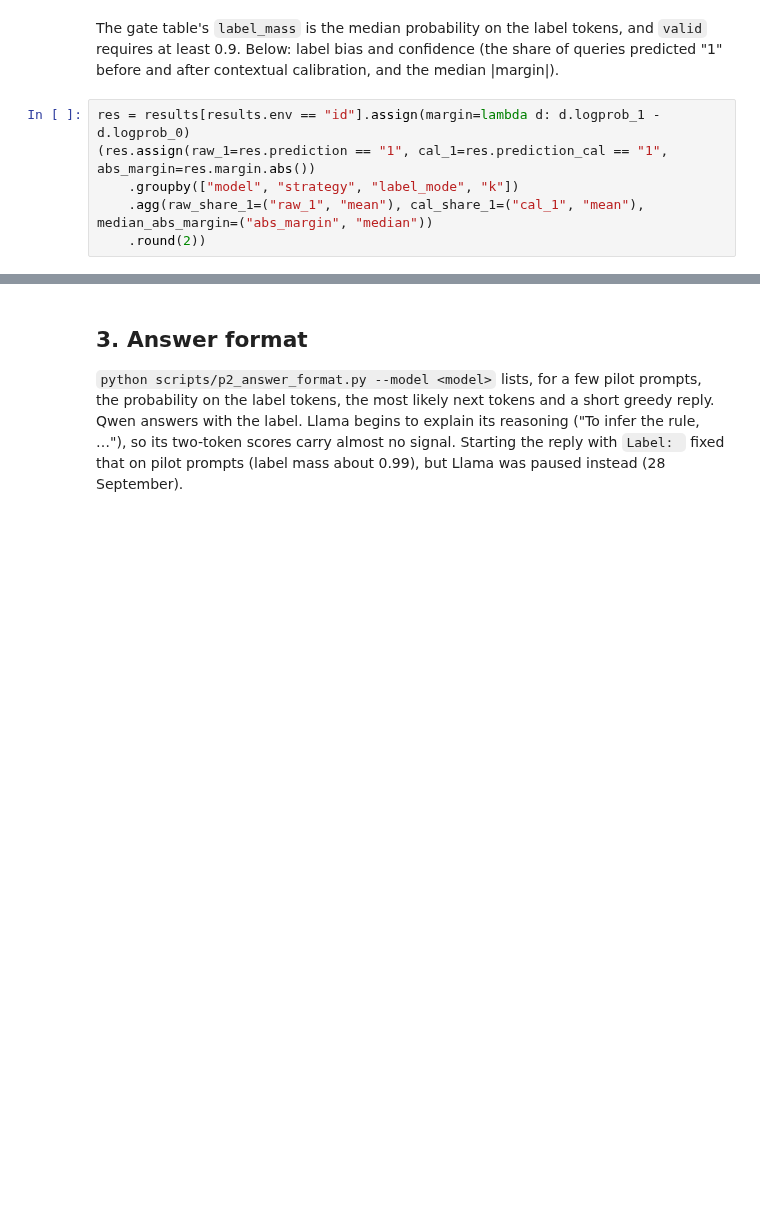
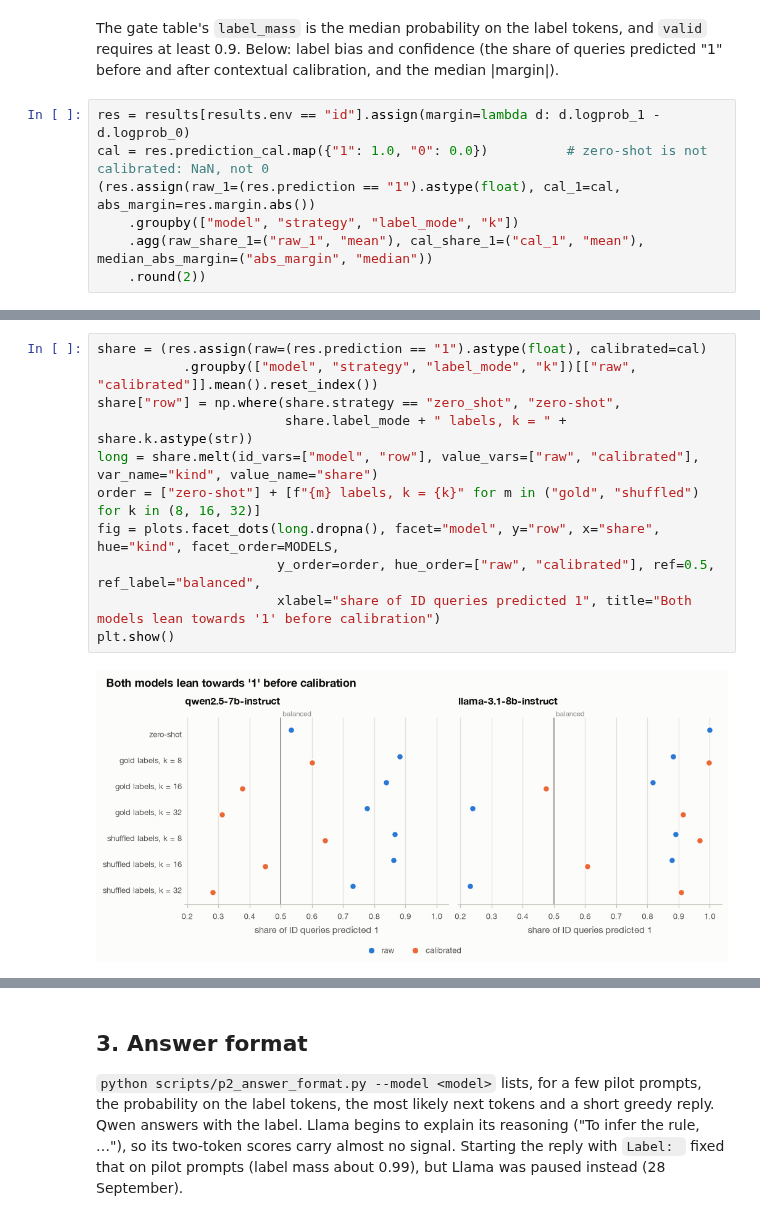
Before and after one commit to Chenuka-Garusinghe/LLM-ICL-OOD-Honours, a Jupyter notebook: sata-project/notebooks/02_pilot_and_priors.ipynb, the cells around one changed output, grey strips where cells are left out. Cells and saved outputs as stored; diff of their text form; blank space fills up the shorter version.

```diff
--- a/sata-project/notebooks/02_pilot_and_priors.ipynb
+++ b/sata-project/notebooks/02_pilot_and_priors.ipynb
@@ -158,7 +177,8 @@ The gate table's `label_mass` is the median probability on the label tokens, and
 Below: label bias and confidence (the share of queries predicted "1" before and after contextual calibration, and the median |margin|).
 # %%
 res = results[results.env == "id"].assign(margin=lambda d: d.logprob_1 - d.logprob_0)
-(res.assign(raw_1=res.prediction == "1", cal_1=res.prediction_cal == "1", abs_margin=res.margin.abs())
+cal = res.prediction_cal.map({"1": 1.0, "0": 0.0})          # zero-shot is not calibrated: NaN, not 0
+(res.assign(raw_1=(res.prediction == "1").astype(float), cal_1=cal, abs_margin=res.margin.abs())
     .groupby(["model", "strategy", "label_mode", "k"])
     .agg(raw_share_1=("raw_1", "mean"), cal_share_1=("cal_1", "mean"), median_abs_margin=("abs_margin", "median"))
     .round(2))
@@ -181,0 +202,13 @@ res = results[results.env == "id"].assign(margin=lambda d: d.logprob_1 - d.logpr
+# %%
+share = (res.assign(raw=(res.prediction == "1").astype(float), calibrated=cal)
+           .groupby(["model", "strategy", "label_mode", "k"])[["raw", "calibrated"]].mean().reset_index())
+share["row"] = np.where(share.strategy == "zero_shot", "zero-shot",
+                        share.label_mode + " labels, k = " + share.k.astype(str))
+long = share.melt(id_vars=["model", "row"], value_vars=["raw", "calibrated"], var_name="kind", value_name="share")
+order = ["zero-shot"] + [f"{m} labels, k = {k}" for m in ("gold", "shuffled") for k in (8, 16, 32)]
+fig = plots.facet_dots(long.dropna(), facet="model", y="row", x="share", hue="kind", facet_order=MODELS,
+                       y_order=order, hue_order=["raw", "calibrated"], ref=0.5, ref_label="balanced",
+                       xlabel="share of ID queries predicted 1", title="Both models lean towards '1' before calibration")
+plt.show()
+# %% [output]
+[figure, added]
```
Also changed, not shown: parts of 13 cells of this notebook, 28 other files.
